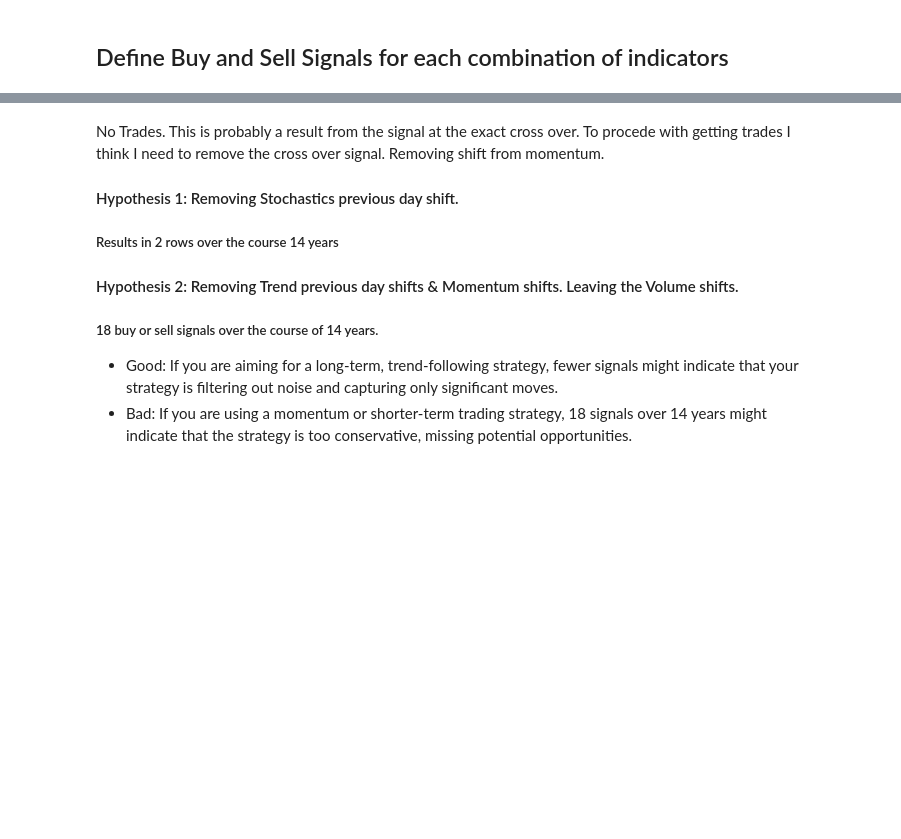
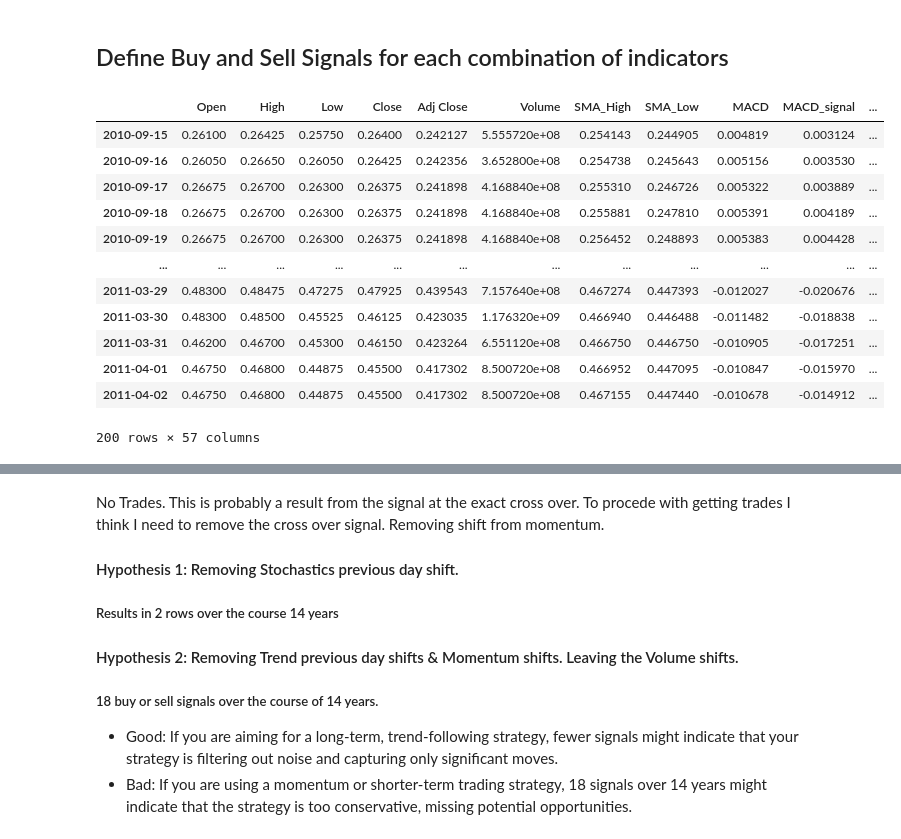
Before and after one commit to cody-mckeon/Algo_Indicator_0, a Jupyter notebook: Algo_Indicator_0.ipynb, the cells around one changed output, grey strips where cells are left out. Drawn from its saved outputs; the diff is of its cells as text; code cells hidden in the pictures; blank space fills up the shorter version.

```diff
--- a/Algo_Indicator_0.ipynb
+++ b/Algo_Indicator_0.ipynb
@@ -1436,9 +1540,23 @@ df_cleaned['sell_signal'] = (
 # %%
 # Define target as 1 (buy), -1 (sell), and 0 (hold)
-df_cleaned['target'] = 0
-df_cleaned['target'] = df_cleaned['target'].mask(df_cleaned['buy_signal'] == 1, 1)
-df_cleaned['target'] = df_cleaned['target'].mask(df_cleaned['sell_signal'] == 1, -1)
+df_cleaned_copy['target'] = 0
+df_cleaned_copy['target'] = df_cleaned_copy['target'].mask(df_cleaned_copy['buy_signal'] == 1, 1)
+df_cleaned_copy['target'] = df_cleaned_copy['target'].mask(df_cleaned_copy['sell_signal'] == 1, -1)
 # %%
-df_cleaned.head(200)
+df_cleaned_copy.head(200)
+# %% [output]
+|  | Open | High | Low | Close | Adj Close | Volume | SMA_High | SMA_Low | MACD | MACD_signal | ... |
+| 2010-09-15 | 0.26100 | 0.26425 | 0.25750 | 0.26400 | 0.242127 | 5.555720e+08 | 0.254143 | 0.244905 | 0.004819 | 0.003124 | ... |
+| 2010-09-16 | 0.26050 | 0.26650 | 0.26050 | 0.26425 | 0.242356 | 3.652800e+08 | 0.254738 | 0.245643 | 0.005156 | 0.003530 | ... |
+| 2010-09-17 | 0.26675 | 0.26700 | 0.26300 | 0.26375 | 0.241898 | 4.168840e+08 | 0.255310 | 0.246726 | 0.005322 | 0.003889 | ... |
+| 2010-09-18 | 0.26675 | 0.26700 | 0.26300 | 0.26375 | 0.241898 | 4.168840e+08 | 0.255881 | 0.247810 | 0.005391 | 0.004189 | ... |
+| 2010-09-19 | 0.26675 | 0.26700 | 0.26300 | 0.26375 | 0.241898 | 4.168840e+08 | 0.256452 | 0.248893 | 0.005383 | 0.004428 | ... |
+| ... | ... | ... | ... | ... | ... | ... | ... | ... | ... | ... | ... |
+| 2011-03-29 | 0.48300 | 0.48475 | 0.47275 | 0.47925 | 0.439543 | 7.157640e+08 | 0.467274 | 0.447393 | -0.012027 | -0.020676 | ... |
+| 2011-03-30 | 0.48300 | 0.48500 | 0.45525 | 0.46125 | 0.423035 | 1.176320e+09 | 0.466940 | 0.446488 | -0.011482 | -0.018838 | ... |
+| 2011-03-31 | 0.46200 | 0.46700 | 0.45300 | 0.46150 | 0.423264 | 6.551120e+08 | 0.466750 | 0.446750 | -0.010905 | -0.017251 | ... |
+| 2011-04-01 | 0.46750 | 0.46800 | 0.44875 | 0.45500 | 0.417302 | 8.500720e+08 | 0.466952 | 0.447095 | -0.010847 | -0.015970 | ... |
+| 2011-04-02 | 0.46750 | 0.46800 | 0.44875 | 0.45500 | 0.417302 | 8.500720e+08 | 0.467155 | 0.447440 | -0.010678 | -0.014912 | ... |
+200 rows × 57 columns
 # %%
 # Filter rows where buy_signal or sell_signal has a value of 1
```
Also changed, not shown: parts of 16 cells of this notebook.
